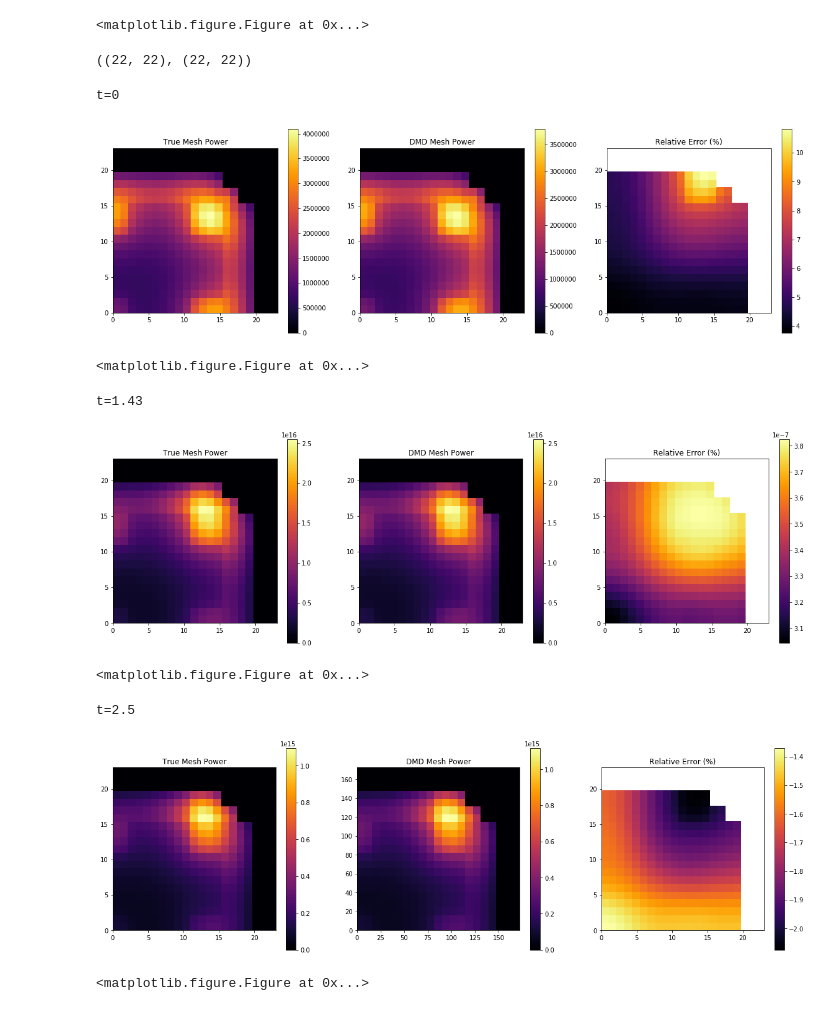
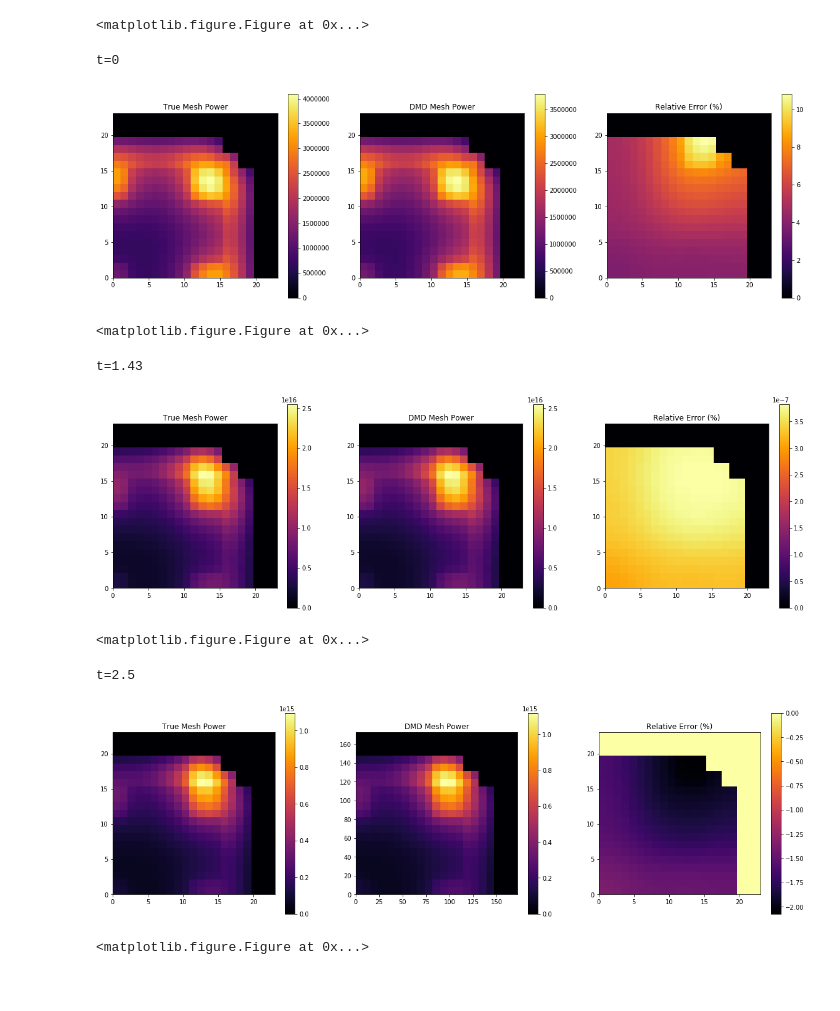
Before and after one commit to robertsj/dmd_lra_surrogate_ans, a Jupyter notebook: data/scripts/TransientDMD_surrogates-PyDMD_JOV_Latest.ipynb, the cells around one changed output. Cells and saved outputs as stored; diff of their text form; code cells hidden in the pictures.

```diff
--- a/data/scripts/TransientDMD_surrogates-PyDMD_JOV_Latest.ipynb
+++ b/data/scripts/TransientDMD_surrogates-PyDMD_JOV_Latest.ipynb
@@ -290,8 +290,8 @@ X,Y=np.linspace(0,23,22),np.linspace(0,23,22)
 xgrid,ygrid=np.meshgrid(X,Y)
 # %%
 Xdmd_2D[:,:,0].shape,mp_2D[:,:,0].shape
+E = (mp_2D.real-Xdmd_2D.real)/mp_2D.real*100
+E[mp_2D==0]=0
-# %% [output]
-((22, 22), (22, 22))
 # %%
 print('t=0')
 fig = plt.figure(figsize=(20,6))
@@ -307,15 +307,15 @@ plt.colorbar()
 plt.title('True Mesh Power')
 ax3=fig.add_subplot(1,3,3)
 ax3.set_aspect('equal')
-plt.pcolor(xgrid, ygrid, (mp_2D[:,:,0].real-Xdmd_2D[:,:,0].real)/mp_2D[:,:,0].real*100,cmap='inferno')
+plt.pcolor(xgrid, ygrid, E[:,:,0],cmap='inferno')
 plt.colorbar()
 plt.title('Relative Error (%)')
 
 plt.show()
-plt.savefig('../images/Initial_spatial_power_colorMap')
+plt.savefig('../images/Initial_spatial_power_colorMap.pdf')
 # %% [output]
 t=0
-[figure, old version]
+[figure, new version]
 <matplotlib.figure.Figure at 0x...>
 # %%
 print('t=1.43')
@@ -333,39 +333,40 @@ plt.colorbar()
 plt.title('True Mesh Power')
 ax3=fig.add_subplot(1,3,3)
 ax3.set_aspect('equal')
-plt.pcolor(xgrid, ygrid, (mp_2D[:,:,t_pmax].real-Xdmd_2D[:,:,t_pmax].real)/mp_2D[:,:,t_pmax].real*100,cmap='inferno')
+plt.pcolor(xgrid, ygrid,E[:,:,t_pmax],cmap='inferno')
 plt.colorbar()
 plt.title('Relative Error (%)')
 
 plt.show()
-plt.savefig('../images/MaxP_spatial_power_colorMap')
+plt.savefig('../images/MaxP_spatial_power_colorMap.pdf')
 # %% [output]
 t=1.43
-[figure, old version]
+[figure, new version]
 <matplotlib.figure.Figure at 0x...>
 # %%
 print('t=2.5')
+np.seterr(divide='ignore', invalid='ignore')
 fig = plt.figure(figsize=(20,6))
 ax1=fig.add_subplot(1,3,2)
 ax1.set_aspect('equal')
 plt.pcolor(7.5*xgrid, 7.5*ygrid, Xdmd_2D[:,:,250].real,cmap='inferno')
 plt.colorbar()
 plt.title('DMD Mesh Power')
 ax2=fig.add_subplot(1,3,1)
 ax2.set_aspect('equal')
 plt.pcolor(xgrid, ygrid, mp_2D[:,:,250].real,cmap='inferno')
 plt.colorbar()
 plt.title('True Mesh Power')
 ax3=fig.add_subplot(1,3,3)
 ax3.set_aspect('equal')
-plt.pcolor(xgrid, ygrid, (mp_2D[:,:,250].real-Xdmd_2D[:,:,250].real)/mp_2D[:,:,250].real*100,cmap='inferno')
+plt.pcolor(xgrid, ygrid,E[:,:,250],cmap='inferno')
 plt.colorbar()
 plt.title('Relative Error (%)')
 plt.show()
-plt.savefig('../images/secondhump_spatial_power_colorMap')
+plt.savefig('../images/secondhump_spatial_power_colorMap.pdf')
 # %% [output]
 t=2.5
-[figure, old version]
+[figure, new version]
 <matplotlib.figure.Figure at 0x...>
 # %%
 print('t=3')
```
Also changed, not shown: parts of 2 cells of this notebook.
